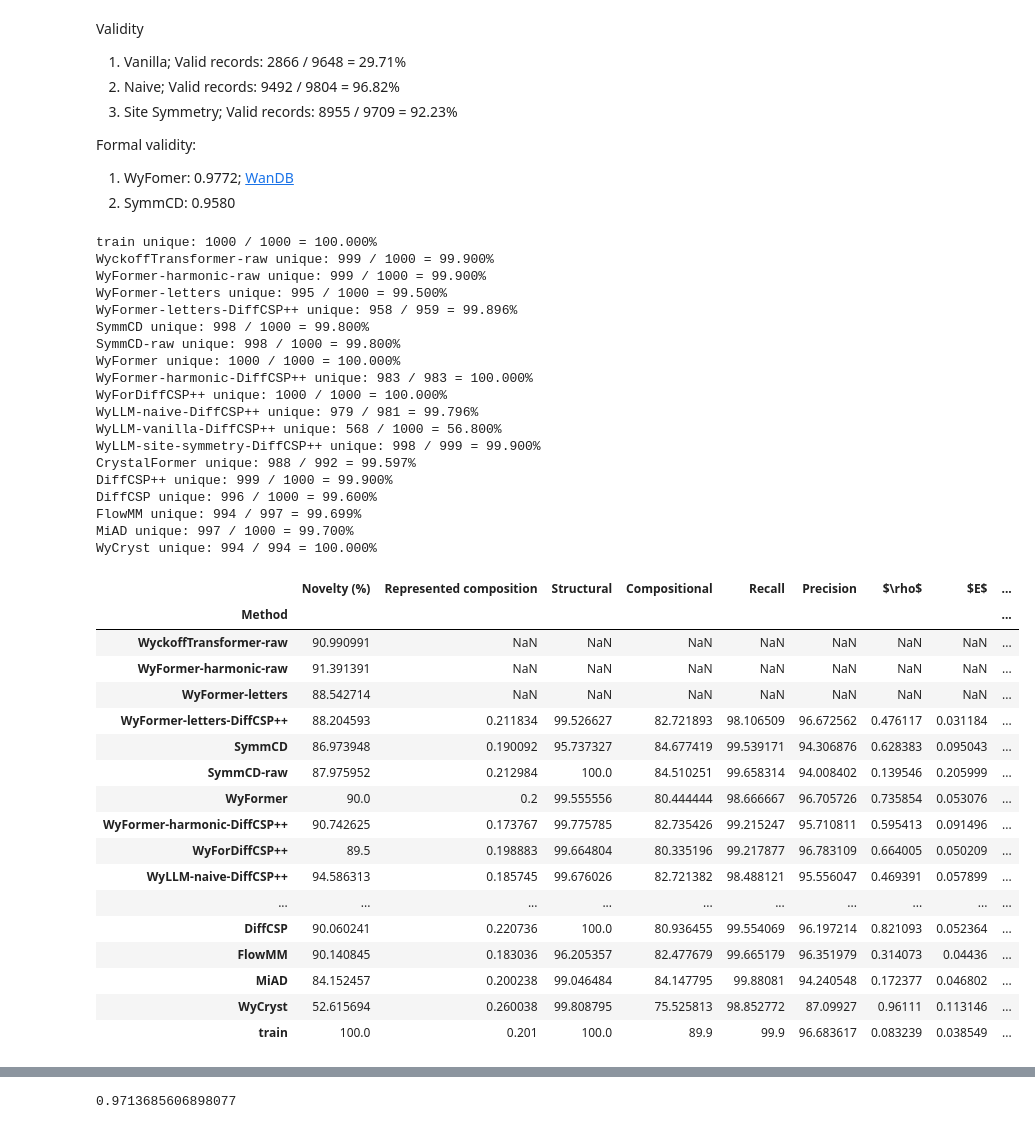
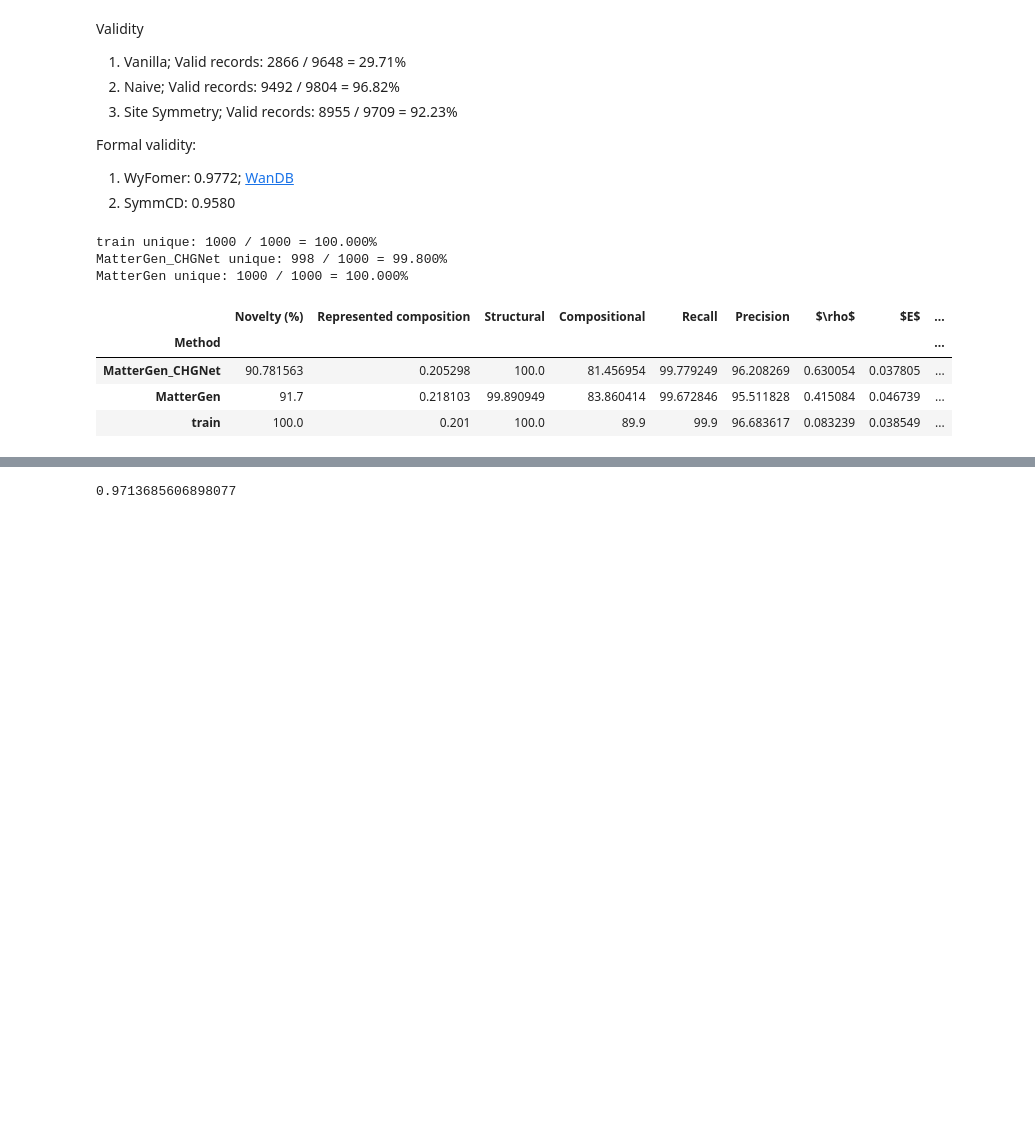
Before and after one commit to YamamotoTomiya/WyckoffTransformer, a Jupyter notebook: ICML_eval/MP_20_paper_eval.ipynb, the cells around one changed output, grey strips where cells are left out. Saved outputs shown, nothing was run; the diff lists cells and outputs as text; code cells hidden in the pictures; blank space fills up the shorter version.

Commit message:
Added a script for analyzing MatterGen data

```diff
--- a/ICML_eval/MP_20_paper_eval.ipynb
+++ b/ICML_eval/MP_20_paper_eval.ipynb
@@ -54,5 +55,6 @@ raw_datasets = {
 # %%
 all_datasets = load_all_from_config(
     datasets=list(datasets.values()) + list(raw_datasets.values()) + \
-        [("split", "train"), ("split", "val"), ("split", "test"), ("WyckoffTransformer", "CrySPR", "CHGNet_fix")],
+        # [("split", "train"), ("split", "val"), ("split", "test"), ("WyckoffTransformer", "CrySPR", "CHGNet_fix")],
+        [("split", "train"), ("split", "val"), ("split", "test"), ("MatterGen", "CHGNet_fix")],
     dataset_name="mp_20")
@@ -63,0 +70,5 @@ all_datasets[wycryst_transformations] = GeneratedDataset.from_cache(wycryst_tran
+# %%
+wycryst_transformations = ('MatterGen',"MatterGen_10k")
+datasets["MatterGen"] = wycryst_transformations
+raw_datasets["MatterGen"] = wycryst_transformations
+all_datasets[wycryst_transformations] = GeneratedDataset.from_cache(wycryst_transformations, "mp_20")
@@ -140,8 +153,6 @@ table = pd.DataFrame(
 table.index.name = "Method"
 E_hull_threshold = 0.08
 precision_etc_sample_size = 1000
-best_p1 = (novelty_filter.get_novel(filter_by_unique_structure(
-    all_datasets[("WyckoffTransformer", "DiffCSP++", "CHGNet_fix")].data)).group == 1).astype(float)
 for name, transformations in tqdm([("train", ("split", "train"))]+list(datasets.items())):
     data = all_datasets[transformations].data.copy()
     if len(data) > precision_etc_sample_size:
@@ -170,72 +181,41 @@ for name, transformations in tqdm([("train", ("split", "train"))]+list(datasets.
         table.loc[name, "$E$"] = test_evaluator.get_cdvae_e_emd(novel)
         table.loc[name, "# Elements"] = test_evaluator.get_num_elements_emd(novel)
         n_elements_dist[name] = novel.elements.apply(lambda e: len(frozenset(e))).value_counts() / len(novel)
-    p1 = (novel.group == 1).astype(float)
-    table.loc[name, "P1 (%)"] = 100 * p1.mean()
-    table.loc[name, "P1 p_value"] = ttest_ind(p1, best_p1).pvalue
+    table.loc[name, "P1 (%)"] = 100 * (novel.group == 1).mean()
     # table.loc[name, "# DoF"] = test_evaluator.get_dof_emd(novel)
     table.loc[name, "Space Group"] = test_evaluator.get_sg_chi2(novel)
     #try:
     #    table.loc[name, "SG preserved (%)"] = 100 * is_sg_preserved(novel.spacegroup_number, transformations).mean()
     #except KeyError:
     #    pass
     #table.loc[name, "Elements"] = test_evaluator.get_elements_chi2(novel)
     if "corrected_chgnet_ehull" in novel.columns:
         # S.U.N. is measured with respect to the initial structures
         has_ehull = data.corrected_chgnet_ehull.notna()
         data_is_represented = data.structure.apply(check_represented_composition)
         is_sun = (novel.corrected_chgnet_ehull <= E_hull_threshold) # & (novel.elements.apply(lambda x: len(frozenset(x))) >= 2)
         table.loc[name, "S.U.N. (%)"] = 100 * is_sun.sum() / has_ehull.sum()
         is_represented_novel = novel.structure.apply(check_represented_composition)
         table.loc[name, "R.S.U.N. (%)"] = 100 * (is_sun & is_represented_novel).sum() / (has_ehull & data_is_represented).sum()
         table.loc[name, "~R.S.U.N. (%)"] = 100 * (is_sun & ~is_represented_novel).sum() / (has_ehull & ~data_is_represented).sum()
         table.loc[name, "S.S.U.N. (%)"] = 100 * (is_sun & (novel.group != 1)).sum() / has_ehull.sum()
         has_ehull_top_10 = data[data.spacegroup_number.isin(top_10_groups)].corrected_chgnet_ehull.notna().sum()
         table.loc[name, "Top-10 S.U.N. (%)"] = 100 * is_sun[novel.spacegroup_number.isin(top_10_groups)].sum() / has_ehull_top_10
     #if transformations == ("split", "train"):
         # Train forms the baseline of the hull
       #  test_dataset = all_datasets[("split", "test")].data
       #  test_with_ehull = test_dataset[test_dataset.corrected_chgnet_ehull.notna()]
       #  test_unique = filter_by_unique_structure(test_with_ehull)
       #  test_novel = novelty_filter.get_novel(test_unique)
       #  table.loc[name, "S.U.N. (%)"] = 100 * (test_novel.corrected_chgnet_ehull <= E_hull_threshold).sum() / len(test_with_ehull)
 n_elements_dist["MP-20"] = mp_20.elements.apply(lambda e: len(frozenset(e))).value_counts() / len(mp_20)
 table
 # %% [output]
 train unique: 1000 / 1000 = 100.000%
-WyckoffTransformer-raw unique: 999 / 1000 = 99.900%
-WyFormer-harmonic-raw unique: 999 / 1000 = 99.900%
-WyFormer-letters unique: 995 / 1000 = 99.500%
-WyFormer-letters-DiffCSP++ unique: 958 / 959 = 99.896%
-SymmCD unique: 998 / 1000 = 99.800%
-SymmCD-raw unique: 998 / 1000 = 99.800%
-WyFormer unique: 1000 / 1000 = 100.000%
-WyFormer-harmonic-DiffCSP++ unique: 983 / 983 = 100.000%
-WyForDiffCSP++ unique: 1000 / 1000 = 100.000%
-WyLLM-naive-DiffCSP++ unique: 979 / 981 = 99.796%
-WyLLM-vanilla-DiffCSP++ unique: 568 / 1000 = 56.800%
-WyLLM-site-symmetry-DiffCSP++ unique: 998 / 999 = 99.900%
-CrystalFormer unique: 988 / 992 = 99.597%
-DiffCSP++ unique: 999 / 1000 = 99.900%
-DiffCSP unique: 996 / 1000 = 99.600%
-FlowMM unique: 994 / 997 = 99.699%
-MiAD unique: 997 / 1000 = 99.700%
-WyCryst unique: 994 / 994 = 100.000%
+MatterGen_CHGNet unique: 998 / 1000 = 99.800%
+MatterGen unique: 1000 / 1000 = 100.000%
 |  | Novelty (%) | Represented composition | Structural | Compositional | Recall | Precision | $\rho$ | $E$ | ... |
 | Method |  |  |  |  |  |  |  |  | ... |
-| WyckoffTransformer-raw | 90.990991 | NaN | NaN | NaN | NaN | NaN | NaN | NaN | ... |
-| WyFormer-harmonic-raw | 91.391391 | NaN | NaN | NaN | NaN | NaN | NaN | NaN | ... |
-| WyFormer-letters | 88.542714 | NaN | NaN | NaN | NaN | NaN | NaN | NaN | ... |
-| WyFormer-letters-DiffCSP++ | 88.204593 | 0.211834 | 99.526627 | 82.721893 | 98.106509 | 96.672562 | 0.476117 | 0.031184 | ... |
-| SymmCD | 86.973948 | 0.190092 | 95.737327 | 84.677419 | 99.539171 | 94.306876 | 0.628383 | 0.095043 | ... |
-| SymmCD-raw | 87.975952 | 0.212984 | 100.0 | 84.510251 | 99.658314 | 94.008402 | 0.139546 | 0.205999 | ... |
-| WyFormer | 90.0 | 0.2 | 99.555556 | 80.444444 | 98.666667 | 96.705726 | 0.735854 | 0.053076 | ... |
-| WyFormer-harmonic-DiffCSP++ | 90.742625 | 0.173767 | 99.775785 | 82.735426 | 99.215247 | 95.710811 | 0.595413 | 0.091496 | ... |
-| WyForDiffCSP++ | 89.5 | 0.198883 | 99.664804 | 80.335196 | 99.217877 | 96.783109 | 0.664005 | 0.050209 | ... |
-| WyLLM-naive-DiffCSP++ | 94.586313 | 0.185745 | 99.676026 | 82.721382 | 98.488121 | 95.556047 | 0.469391 | 0.057899 | ... |
-| ... | ... | ... | ... | ... | ... | ... | ... | ... | ... |
-| DiffCSP | 90.060241 | 0.220736 | 100.0 | 80.936455 | 99.554069 | 96.197214 | 0.821093 | 0.052364 | ... |
-| FlowMM | 90.140845 | 0.183036 | 96.205357 | 82.477679 | 99.665179 | 96.351979 | 0.314073 | 0.04436 | ... |
-| MiAD | 84.152457 | 0.200238 | 99.046484 | 84.147795 | 99.88081 | 94.240548 | 0.172377 | 0.046802 | ... |
-| WyCryst | 52.615694 | 0.260038 | 99.808795 | 75.525813 | 98.852772 | 87.09927 | 0.96111 | 0.113146 | ... |
+| MatterGen_CHGNet | 90.781563 | 0.205298 | 100.0 | 81.456954 | 99.779249 | 96.208269 | 0.630054 | 0.037805 | ... |
+| MatterGen | 91.7 | 0.218103 | 99.890949 | 83.860414 | 99.672846 | 95.511828 | 0.415084 | 0.046739 | ... |
 | train | 100.0 | 0.201 | 100.0 | 89.9 | 99.9 | 96.683617 | 0.083239 | 0.038549 | ... |
```
Also changed, not shown: parts of 25 cells of this notebook, 3 other files.
